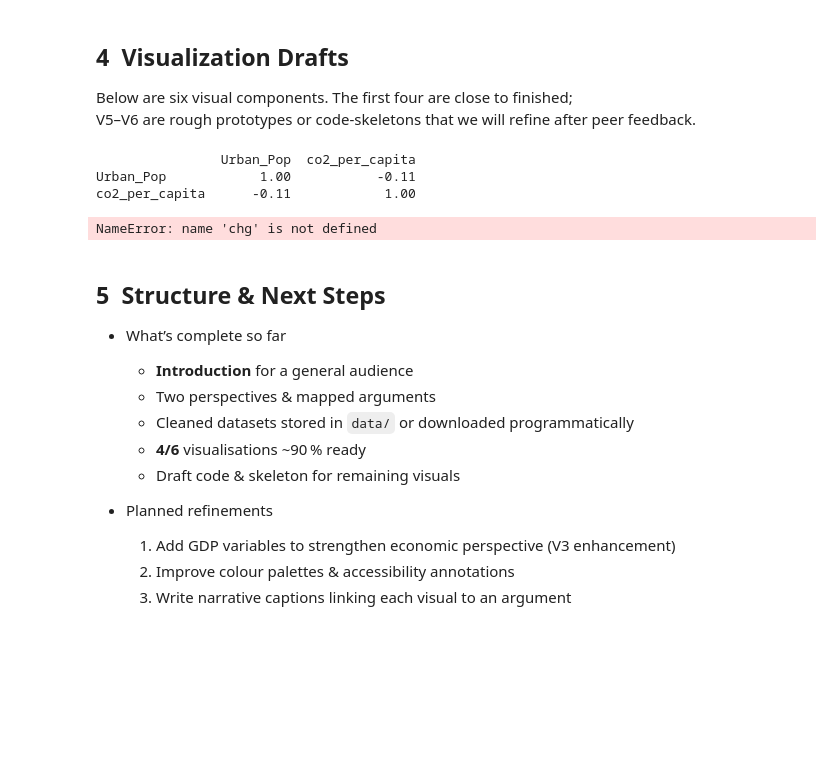
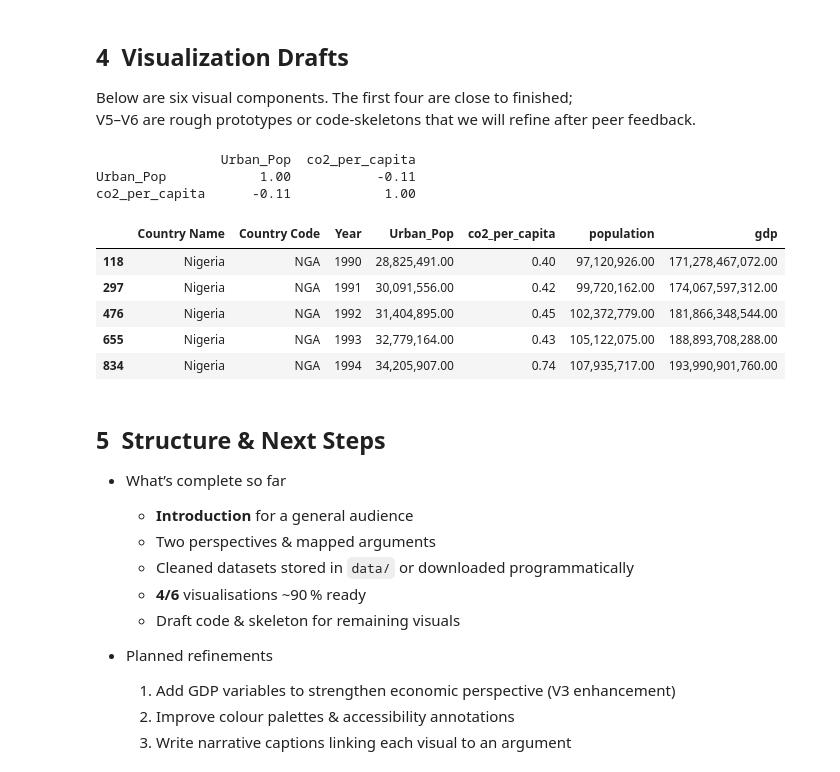
Before and after one commit to DonderDonderBoeman/Info_Vis_B5, a Jupyter notebook: docs/Urban_Pop_vs_CO2_M2_Draft.ipynb, the cells around one changed output. Saved outputs shown, nothing was run; the diff lists cells and outputs as text; code cells hidden in the pictures; blank space fills up the shorter version.

```diff
--- a/docs/Urban_Pop_vs_CO2_M2_Draft.ipynb
+++ b/docs/Urban_Pop_vs_CO2_M2_Draft.ipynb
@@ -274,30 +275,54 @@ fig.show()
 # %%
 corr = df[['Urban_Pop', 'co2_per_capita']].corr()
 print(corr)
+
+df.head()
 # %% [output]
                 Urban_Pop  co2_per_capita
 Urban_Pop            1.00           -0.11
 co2_per_capita      -0.11            1.00
+|  | Country Name | Country Code | Year | Urban_Pop | co2_per_capita | population | gdp |
+| 118 | Nigeria | NGA | 1990 | 28,825,491.00 | 0.40 | 97,120,926.00 | 171,278,467,072.00 |
+| 297 | Nigeria | NGA | 1991 | 30,091,556.00 | 0.42 | 99,720,162.00 | 174,067,597,312.00 |
+| 476 | Nigeria | NGA | 1992 | 31,404,895.00 | 0.45 | 102,372,779.00 | 181,866,348,544.00 |
+| 655 | Nigeria | NGA | 1993 | 32,779,164.00 | 0.43 | 105,122,075.00 | 188,893,708,288.00 |
+| 834 | Nigeria | NGA | 1994 | 34,205,907.00 | 0.74 | 107,935,717.00 | 193,990,901,760.00 |
 # %%
 
-chg = chg[chg['pct_change'] > 0].copy()  # Filter only positive values
-chg['log10_pct_change'] = np.log10(chg['pct_change'])  # Log-transform
+urb90 = urban_long.query("Year == 1990")[['Country Code', 'Urban_Pop']].rename(columns={'Urban_Pop':'Pop1990'})
+urb20 = urban_long.query("Year == 2020")[['Country Code', 'Urban_Pop']].rename(columns={'Urban_Pop':'Pop2020'})
+chg = pd.merge(urb90, urb20, on='Country Code')
+chg['pct_change'] = (chg['Pop2020'] - chg['Pop1990']) / chg['Pop1990'] * 100
 
-# Create choropleth
+# Step 2: Filter positive values for log10
+chg = chg[chg['pct_change'] > 0].copy()
+chg['log10_pct_change'] = np.log10(chg['pct_change'])
+
+# Step 3: Define tick labels for colorbar (in % but log-spaced)
+tick_vals = np.log10([1, 2, 5, 10, 20, 50, 100, 200, 500])
+tick_text = ['1%', '2%', '5%', '10%', '20%', '50%', '100%', '200%', '500%']
+
+# Step 4: Create choropleth
 fig6 = px.choropleth(
     chg,
     locations='Country Code',
-    color='log10_pct_change',
+    color='log10_pct_change',  # use log values for coloring
     hover_name='Country Code',
-    hover_data={'pct_change': True, 'log10_pct_change': False},
+    hover_data={'pct_change': True, 'log10_pct_change': False},  # hide log value
     color_continuous_scale='Viridis',
-    title='Urban Population Growth 1990‑2020 (% change, log color scale)',
-    labels={'pct_change': '% Change'}
+    title='Urban Population Growth 1990‑2020 (% change, log-scaled color)'
+)
+
+# Step 5: Set manual colorbar
+fig6.update_layout(
+    coloraxis_colorbar=dict(
+        title="% Change (log scale)",
+        tickvals=tick_vals,
+        ticktext=tick_text
+    )
 )
 
 fig6.show()
-# %% [output]
-NameError: name 'chg' is not defined
 # %% [markdown]
 
 ## 5  Structure & Next Steps <a id="NextSteps"></a>
```
Also changed, not shown: parts of 2 cells of this notebook.
